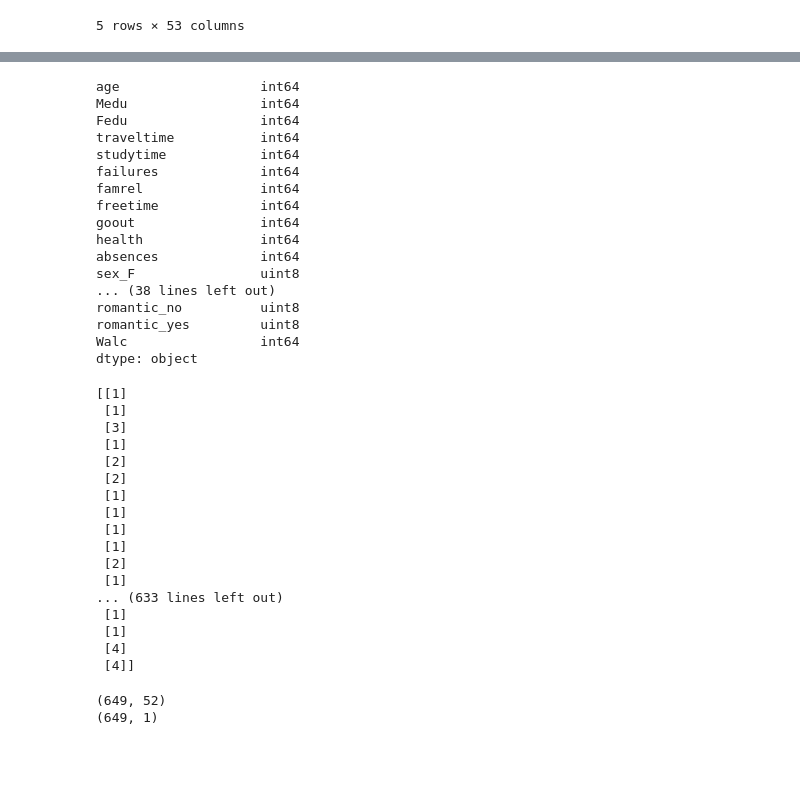
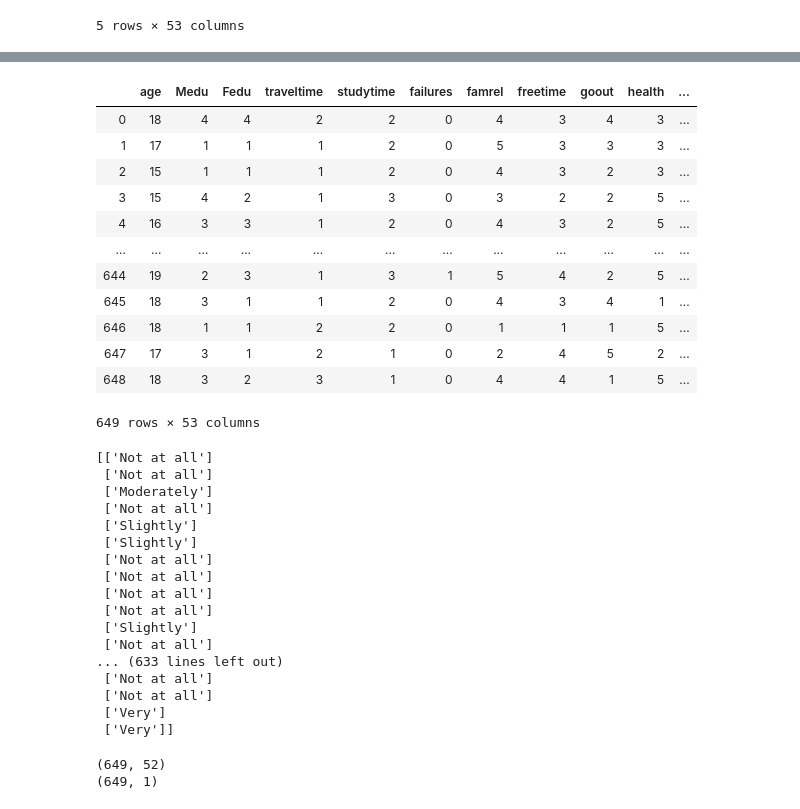
Before and after one commit to SamKraus/project3, a Jupyter notebook: FinalProjectML_Eric.ipynb, the cells around one changed output, grey strips where cells are left out. Cells and saved outputs as stored; diff of their text form; code cells hidden in the pictures; blank space fills up the shorter version.

```diff
--- a/FinalProjectML_Eric.ipynb
+++ b/FinalProjectML_Eric.ipynb
@@ -164,20 +124,0 @@ Index(['age', 'Medu', 'Fedu', 'traveltime', 'studytime', 'failures', 'famrel',
-# %%
-new_df.dtypes
-# %% [output]
-age                  int64
-Medu                 int64
-Fedu                 int64
-traveltime           int64
-studytime            int64
-failures             int64
-famrel               int64
-freetime             int64
-goout                int64
-health               int64
-absences             int64
-sex_F                uint8
-... (38 lines left out)
-romantic_no          uint8
-romantic_yes         uint8
-Walc                 int64
-dtype: object
@@ -190,15 +125,29 @@ dtype: object
 # %%
 # Create the bins in which Drinking levels will be held
-# bins = [0,1,2,3,4,5]
+bins = [0,1,2,3,4,5]
 
-# # Create the names for the five bins
-# group_names = ["Not at all", "Slightly", "Moderately", "Very", "Extremely"]
+# Create the names for the five bins
+group_names = ["Not at all", "Slightly", "Moderately", "Very", "Extremely"]
 # %%
 # # Create column to contain new bins
-# working_students_df["Likelyhood to Drink"] = pd.cut(working_students_df["Walc"], bins, labels=group_names)
-# working_students_df = working_students_df.drop(['Walc'], axis=1)
+new_df["Likelyhood to Drink"] = pd.cut(new_df["Walc"], bins, labels=group_names)
+new_df = new_df.drop(['Walc'], axis=1)
 
-# working_students_df
+new_df
+# %% [output]
+|  | age | Medu | Fedu | traveltime | studytime | failures | famrel | freetime | goout | health | ... |
+| 0 | 18 | 4 | 4 | 2 | 2 | 0 | 4 | 3 | 4 | 3 | ... |
+| 1 | 17 | 1 | 1 | 1 | 2 | 0 | 5 | 3 | 3 | 3 | ... |
+| 2 | 15 | 1 | 1 | 1 | 2 | 0 | 4 | 3 | 2 | 3 | ... |
+| 3 | 15 | 4 | 2 | 1 | 3 | 0 | 3 | 2 | 2 | 5 | ... |
+| 4 | 16 | 3 | 3 | 1 | 2 | 0 | 4 | 3 | 2 | 5 | ... |
+| ... | ... | ... | ... | ... | ... | ... | ... | ... | ... | ... | ... |
+| 644 | 19 | 2 | 3 | 1 | 3 | 1 | 5 | 4 | 2 | 5 | ... |
+| 645 | 18 | 3 | 1 | 1 | 2 | 0 | 4 | 3 | 4 | 1 | ... |
+| 646 | 18 | 1 | 1 | 2 | 2 | 0 | 1 | 1 | 1 | 5 | ... |
+| 647 | 17 | 3 | 1 | 2 | 1 | 0 | 2 | 4 | 5 | 2 | ... |
+| 648 | 18 | 3 | 2 | 3 | 1 | 0 | 4 | 4 | 1 | 5 | ... |
+649 rows × 53 columns
 # %%
 # Reformat data (x-inputs, y labels)
 data = new_df.values
@@ -209,23 +158,23 @@ y = y.reshape(-1, 1)
 # print(X)
 print(y)
 # %% [output]
-[[1]
- [1]
- [3]
- [1]
- [2]
- [2]
- [1]
- [1]
- [1]
- [1]
- [2]
- [1]
+[['Not at all']
+ ['Not at all']
+ ['Moderately']
+ ['Not at all']
+ ['Slightly']
+ ['Slightly']
+ ['Not at all']
+ ['Not at all']
+ ['Not at all']
+ ['Not at all']
+ ['Slightly']
+ ['Not at all']
 ... (633 lines left out)
- [1]
- [1]
- [4]
- [4]]
+ ['Not at all']
+ ['Not at all']
+ ['Very']
+ ['Very']]
 # %%
 print(X.shape)
 print(y.shape)
```
Also changed, not shown: parts of 21 cells of this notebook.
